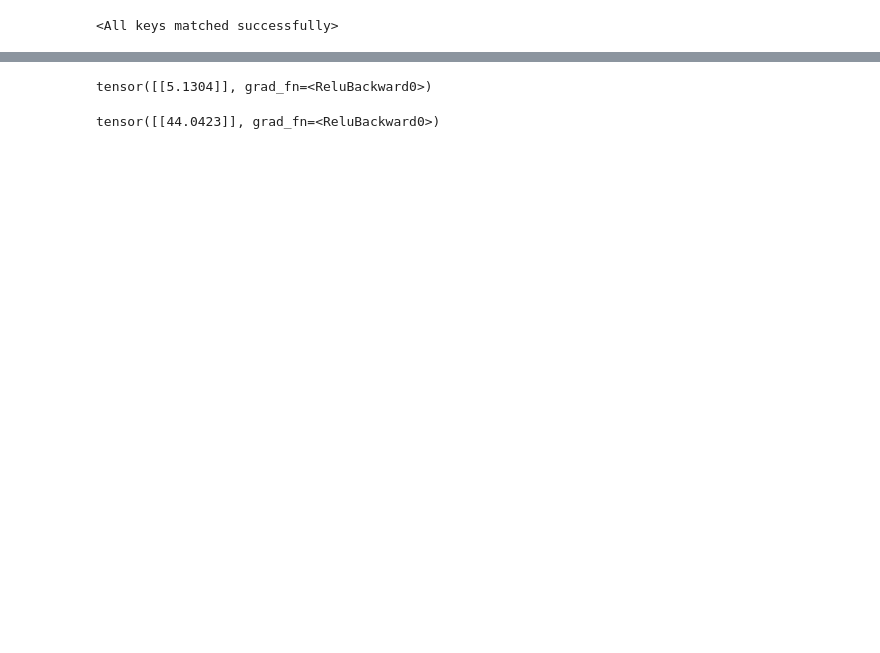
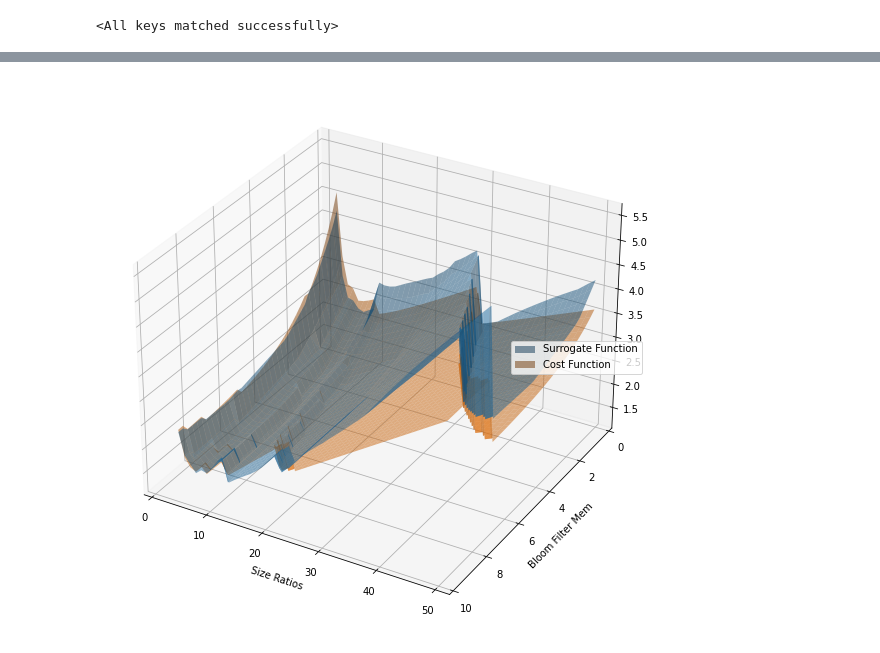
Before and after one commit to ephoris/endure-jupyter, a Jupyter notebook: viz-notebooks/model-landscape.ipynb, the cells around one changed output, grey strips where cells are left out. Drawn from its saved outputs; the diff is of its cells as text; code cells hidden in the pictures; blank space fills up the shorter version.

```diff
--- a/viz-notebooks/model-landscape.ipynb
+++ b/viz-notebooks/model-landscape.ipynb
@@ -84,8 +83,16 @@ mse
-# %%
-model(train_data[0][0].unsqueeze(0))
-# %% [output]
-tensor([[5.1304]], grad_fn=<ReluBackward0>)
-# %%
-model(test_data[100][0].unsqueeze(0))
-# %% [output]
-tensor([[44.0423]], grad_fn=<ReluBackward0>)
+# %%
+def convert_pandas_torch_tensors(vec):
+    cont_inputs = ['h', 'z0', 'z1', 'q', 'w']
+    cate_inputs = ['T'] + [f'K_{i}' for i in range(cfg['static_params']['max_levels'])]
+    categories = torch.flatten(
+        nn.functional.one_hot(
+            torch.Tensor(vec[cate_inputs].values).to(torch.int64),
+            num_classes=cfg['static_params']['max_size_ratio']),
+        start_dim=-2)
+    inputs = torch.cat((torch.Tensor(vec[cont_inputs].values).float(), categories), dim=-1)
+    return inputs
+
+def calc_model_cost(row, model):
+    with torch.no_grad():
+        vec = convert_pandas_torch_tensors(row)
+        return model(vec.unsqueeze(0))
@@ -91,0 +125,31 @@ tensor([[44.0423]], grad_fn=<ReluBackward0>)
+# %%
+test_df = []
+h, T = 9, 10
+z0, z1, q, w = 0.70, 0.10, 0.10, 0.10
+
+for h in np.arange(0, 9.5, 0.25):
+    for T in np.arange(2, 50):
+        row = {
+            'h': h,
+            'z0': z0,
+            'z1': z1,
+            'q': q,
+            'w': w,
+            'T': T,
+        }
+        levels = int(cf.L(h, T, True))
+        leveling = np.array([1] * levels)
+        leveling = np.pad(leveling, (0, cfg['static_params']['max_levels'] - len(leveling)))
+        level_cost = cf.calc_cost(h, T, leveling, z0, z1, q, w)
+        row['analytical_cost'] = level_cost
+        for level in range(len(leveling)):
+            row[f'K_{level}'] = leveling[level]
+        test_df.append(row)
+
+test_df = pd.DataFrame(test_df)
+test_df['model_cost'] = test_df.apply(lambda row: calc_model_cost(row, model).numpy()[0][0], axis=1)
+# %%
+fig, ax = plt.subplots(figsize=(10, 10), subplot_kw={'projection': '3d'})
+surf1, surf2 = surface_plot(test_df, ax=ax, xlabel='Size Ratios', ylabel='Bloom Filter Mem', legend_on=True)
+# %% [output]
+[figure, added]
```
Also changed, not shown: parts of 13 cells of this notebook, 1 other file.
